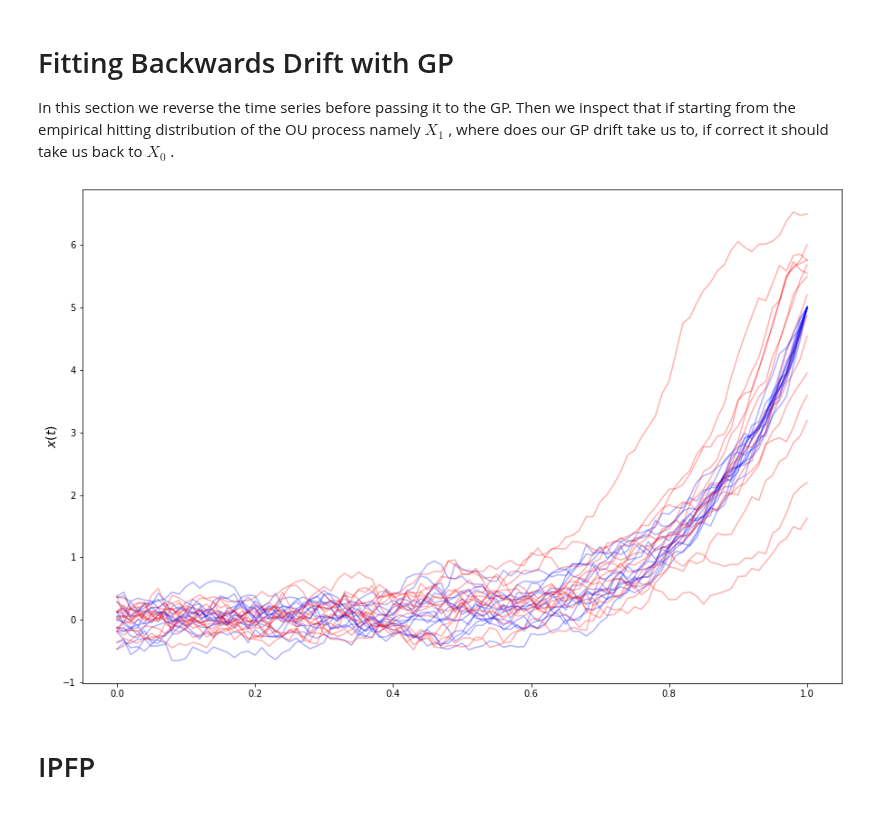
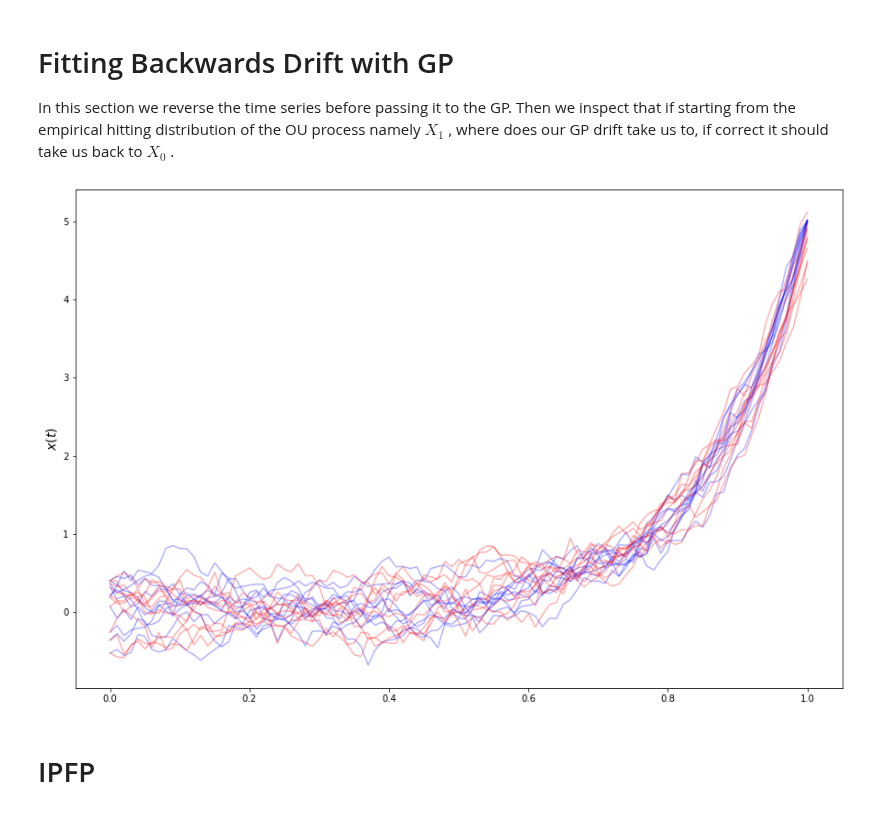
Before and after one commit to franciscovargas/GP_Sinkhorn, a Jupyter notebook: notebooks/GP_Drift_Fit.ipynb, the cells around one changed output. Saved outputs shown, nothing was run; the diff lists cells and outputs as text; code cells hidden in the pictures.

```diff
--- a/notebooks/GP_Drift_Fit.ipynb
+++ b/notebooks/GP_Drift_Fit.ipynb
@@ -24,7 +27,7 @@ dt = 0.01
 N = int(math.ceil(1.0/dt))
 b_drift = lambda x: -theta * x[...,:-1]
 # %%
-num_samples = 15
+num_samples = 10
 dim = 1
 mu, std = 5, 0.01
 X_0 = torch.distributions.normal.Normal(loc=mu, scale=std).sample((num_samples, dim)) #.reshape(num_samples, dim,-1)
@@ -49,7 +44,22 @@ plot_trajectories_2(Xts_hat, t_hat, remove_time=True, fig_axs=fig_axs, color='r'
 # %%
-gp_ou_drift = fit_drift(Xts,N,dt,noise=sigma**2)
+from functools import partial
+# kern = partial(RBF, variance=torch.tensor(0.00000001), lengthscale=torch.tensor(0.05))
+# kern = partial(RBF, variance=torch.tensor(dt**2), lengthscale=torch.tensor(1))
+from importlib import reload
 
-t_hat, Xts_hat = solve_sde_RK(b_drift=gp_ou_drift,sigma=sigma, X0=X_0, dt=dt, N=N) # Solver using GP predicted drift
+# def kern_(input_dim, variance=None):
+#     return RBF(input_dim=input_dim, variance=torch.tensor(dt**2), lengthscale=torch.tensor(1))
+def kern_(input_dim, variance=None):
+    return RBF(input_dim=input_dim, variance=1.0/torch.tensor(dt)**2, lengthscale=torch.tensor(1))
+# inpu
+print(dt**2)
+# print(kern.variance)
+# reload(MLE_drift)
+# gp_ou_drift = fit_drift(Xts,N,dt,noise=sigma, kernel=kern)
+gp_ou_drift_ = fit_drift(Xts,N,dt,noise=sigma, kernel=kern_)
+
+
+t_hat, Xts_hat = solve_sde_RK(b_drift=gp_ou_drift_,sigma=sigma**2, X0=X_0, dt=dt, N=N) # Solver using GP predicted drift
 fig_axs = plot_trajectories_2(Xts, t, remove_time=True, show=False)
 plot_trajectories_2(Xts_hat, t_hat, remove_time=True, fig_axs=fig_axs, color='r');
 # %% [output]
@@ -61,15 +72,21 @@ In this section we reverse the time series before passing it to the GP. Then we
 # %%
 
 Xbts = copy.deepcopy(Xts)
 Xbts[:,:,0] = Xbts[:,:,0].flip(1) # Reverse the series
 
-gp_ou_drift = fit_drift(Xbts,N,dt, noise=1)
+
+# kern = partial(Exponential, lengthscale=torch.tensor(0.01))
+# kern = partial(RBF, variance=torch.tensor(dt**2), lengthscale=torch.tensor(1))
+# kern = partial(RBF, variance=torch.tensor(1), lengthscale=torch.tensor(1))
+
+
+gp_ou_drift = fit_drift(Xbts,N,dt, noise=sigma**2, kernel=kern_)
 tb_hat, Xbts_hat = solve_sde_RK(b_drift=gp_ou_drift,sigma=sigma, X0=Xbts[:,0,0].reshape((-1,1)), dt=dt, N=N) # Solver using GP predicted drift
 
 fig_axs = plot_trajectories_2(Xbts, t, remove_time=True, show=False)
 plot_trajectories_2(Xbts_hat, tb_hat, remove_time=True, fig_axs=fig_axs, color='r');
 # %% [output]
-[figure, old version]
+[figure, new version]
 # %% [markdown]
 #  IPFP
 # %%
```
Also changed, not shown: parts of 4 cells of this notebook, 3 other files.
